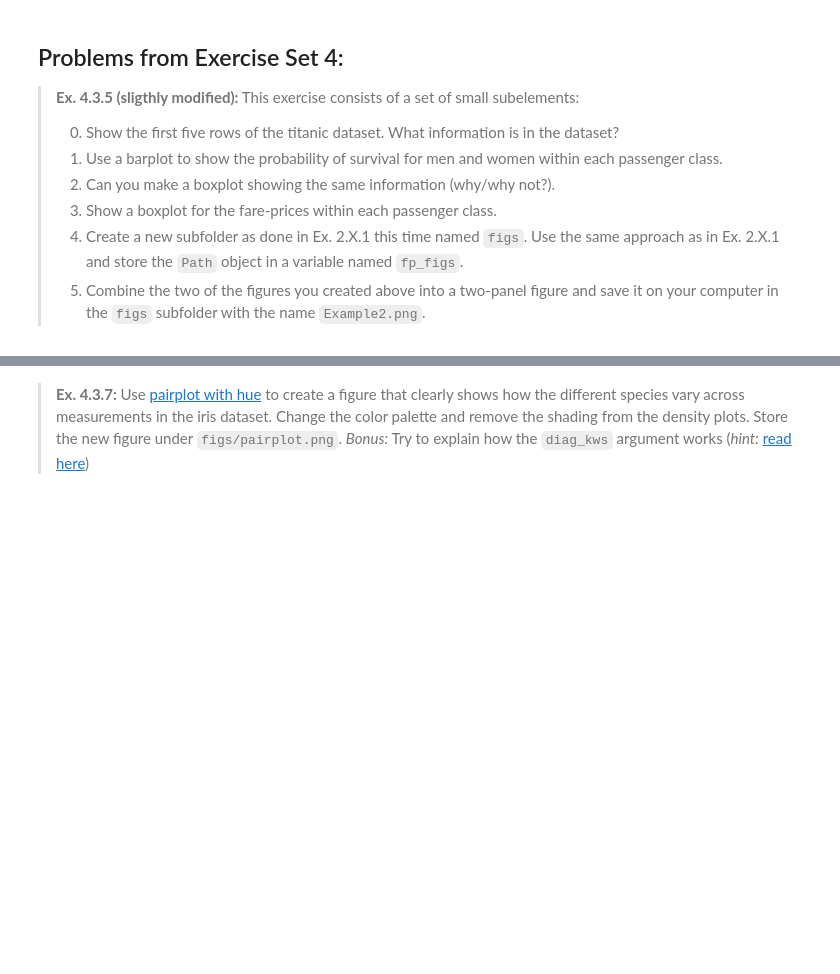
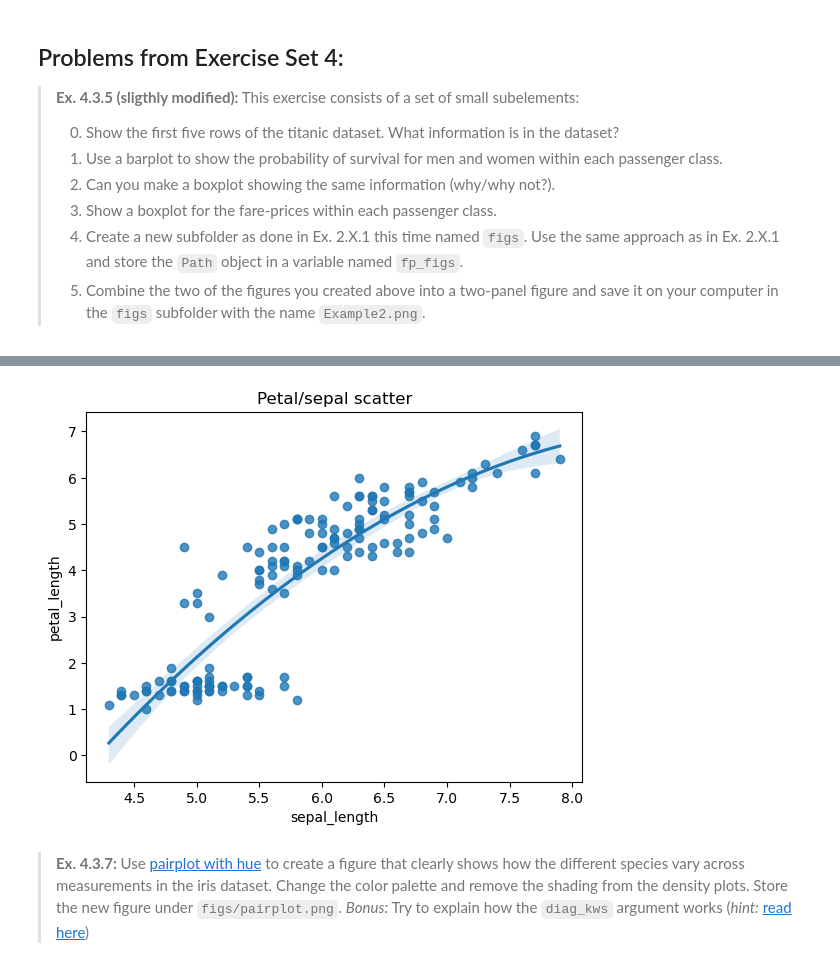
Before and after one commit to matliras/Sommerskole7, a Jupyter notebook: Assignment 1/assignment1.ipynb, the cells around one changed output, grey strips where cells are left out. Drawn from its saved outputs; the diff is of its cells as text; code cells hidden in the pictures; blank space fills up the shorter version.

```diff
--- a/Assignment 1/assignment1.ipynb
+++ b/Assignment 1/assignment1.ipynb
@@ -609,2 +630,18 @@ raise NotImplementedError()
+# %%
+# YOUR CODE HERE
+iris = sns.load_dataset('iris')
+sns.regplot(data=iris, x='sepal_length', y='petal_length', order=2)
+plt.title('Petal/sepal scatter')
+plt.savefig('figs/iris.png')
+
+#Meaningful way to display data?:
+"""
+From the scatter-plot we get the impression that there is a correlation between sepal- and petal length. If this is true the scatter plot is sufficient.
+BUT: It seems like data can to grouped into mainly two groups: A group of flowers that have both a larger sepal- and petal length and a group with a smaller sepal- and petal-length.
+However, inside each group there seems to be no systematic relation between sepal- and petal-length.
+In this case, presenting the scatter plot as shown below might cause problems (showing a relation that aren't really present).
+"""
+# %% [output]
+[figure, added]
 # %% [markdown]
 > **Ex. 4.3.7:** Use [pairplot with hue](https://seaborn.pydata.org/generated/seaborn.pairplot.html) to create a figure that clearly shows how the different species vary across measurements in the iris dataset. Change the color palette and remove the shading from the density plots. Store the new figure under `figs/pairplot.png`. _Bonus:_ Try to explain how the `diag_kws` argument works (_hint:_ [read here](https://stackoverflow.com/questions/1769403/understanding-kwargs-in-python))
```
Also changed, not shown: parts of 6 cells of this notebook, 3 other files.
